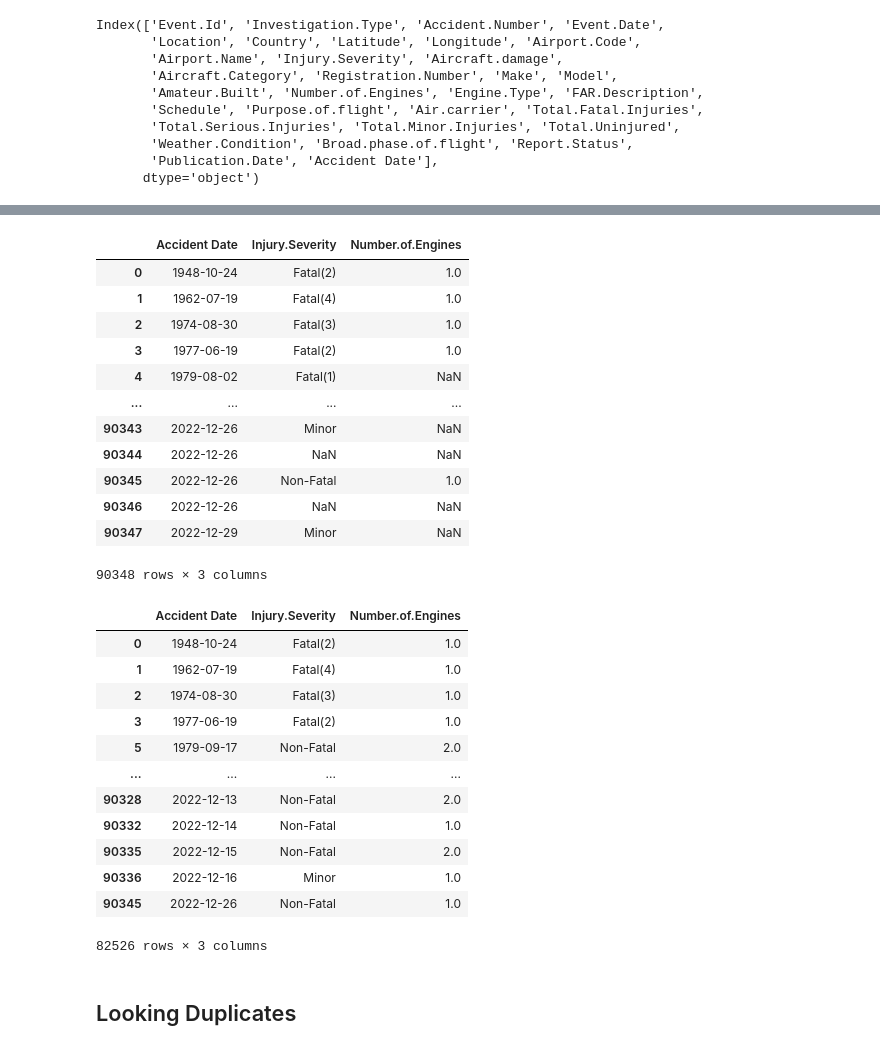
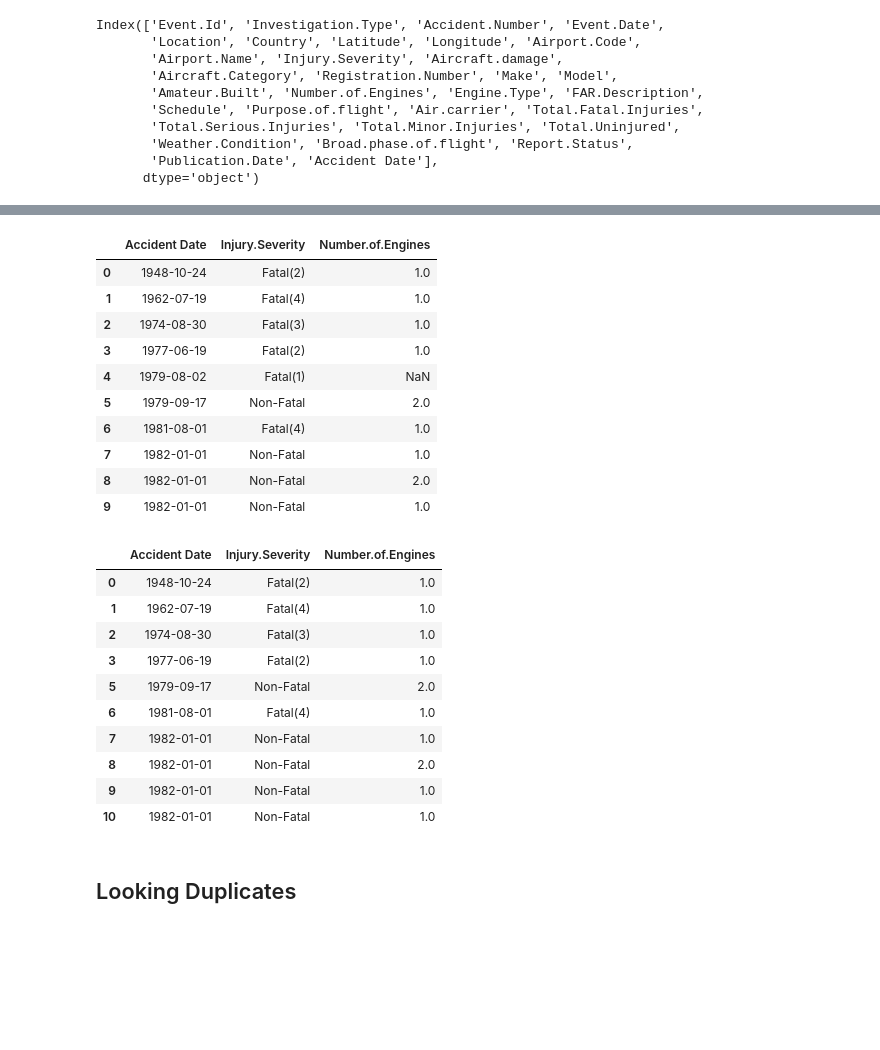
Before and after one commit to BlackXWulf/Flying-Through-The-Years, a Jupyter notebook: Phase1Project.ipynb, the cells around one changed output, grey strips where cells are left out. Drawn from its saved outputs; the diff is of its cells as text; code cells hidden in the pictures; blank space fills up the shorter version.

```diff
--- a/Phase1Project.ipynb
+++ b/Phase1Project.ipynb
@@ -21,7 +21,7 @@ import pandas as pd
 import numpy as np
 import csv
 # %%
-aviation_data = pd.read_csv("Aviation_Data.csv", low_memory=False)
+aviation_data = pd.read_csv("Aviation_Data.csv", low_memory=False,)
 # %%
 aviation_data.info()
 # %% [output]
@@ -134,26 +127,24 @@ aviation_data.describe()
 #These 3 columns will be the main focus
 aviation_data = aviation_data[['Accident Date', 'Injury.Severity', 'Number.of.Engines']]
 # %%
-aviation_data
+aviation_data.head(10)
 # %% [output]
 |  | Accident Date | Injury.Severity | Number.of.Engines |
 | 0 | 1948-10-24 | Fatal(2) | 1.0 |
 | 1 | 1962-07-19 | Fatal(4) | 1.0 |
 | 2 | 1974-08-30 | Fatal(3) | 1.0 |
 | 3 | 1977-06-19 | Fatal(2) | 1.0 |
 | 4 | 1979-08-02 | Fatal(1) | NaN |
-| ... | ... | ... | ... |
-| 90343 | 2022-12-26 | Minor | NaN |
-| 90344 | 2022-12-26 | NaN | NaN |
-| 90345 | 2022-12-26 | Non-Fatal | 1.0 |
-| 90346 | 2022-12-26 | NaN | NaN |
-| 90347 | 2022-12-29 | Minor | NaN |
+| 5 | 1979-09-17 | Non-Fatal | 2.0 |
+| 6 | 1981-08-01 | Fatal(4) | 1.0 |
+| 7 | 1982-01-01 | Non-Fatal | 1.0 |
+| 8 | 1982-01-01 | Non-Fatal | 2.0 |
+| 9 | 1982-01-01 | Non-Fatal | 1.0 |
-90348 rows × 3 columns
 # %%
 # I will drop NaN from the dataset
 aviation_data = aviation_data.dropna()
 # %%
-aviation_data
+aviation_data.head(10)
 # %% [output]
 |  | Accident Date | Injury.Severity | Number.of.Engines |
 | 0 | 1948-10-24 | Fatal(2) | 1.0 |
@@ -161,13 +152,11 @@ aviation_data
 | 2 | 1974-08-30 | Fatal(3) | 1.0 |
 | 3 | 1977-06-19 | Fatal(2) | 1.0 |
 | 5 | 1979-09-17 | Non-Fatal | 2.0 |
-| ... | ... | ... | ... |
-| 90328 | 2022-12-13 | Non-Fatal | 2.0 |
-| 90332 | 2022-12-14 | Non-Fatal | 1.0 |
-| 90335 | 2022-12-15 | Non-Fatal | 2.0 |
-| 90336 | 2022-12-16 | Minor | 1.0 |
-| 90345 | 2022-12-26 | Non-Fatal | 1.0 |
+| 6 | 1981-08-01 | Fatal(4) | 1.0 |
+| 7 | 1982-01-01 | Non-Fatal | 1.0 |
+| 8 | 1982-01-01 | Non-Fatal | 2.0 |
+| 9 | 1982-01-01 | Non-Fatal | 1.0 |
+| 10 | 1982-01-01 | Non-Fatal | 1.0 |
-82526 rows × 3 columns
 # %% [markdown]
 ## Looking Duplicates
 # %% [markdown]
```
Also changed, not shown: parts of 4 cells of this notebook.
